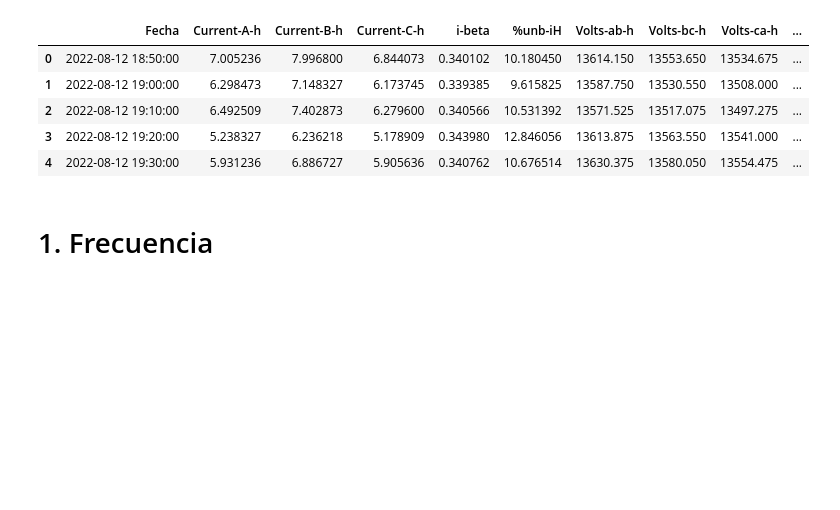
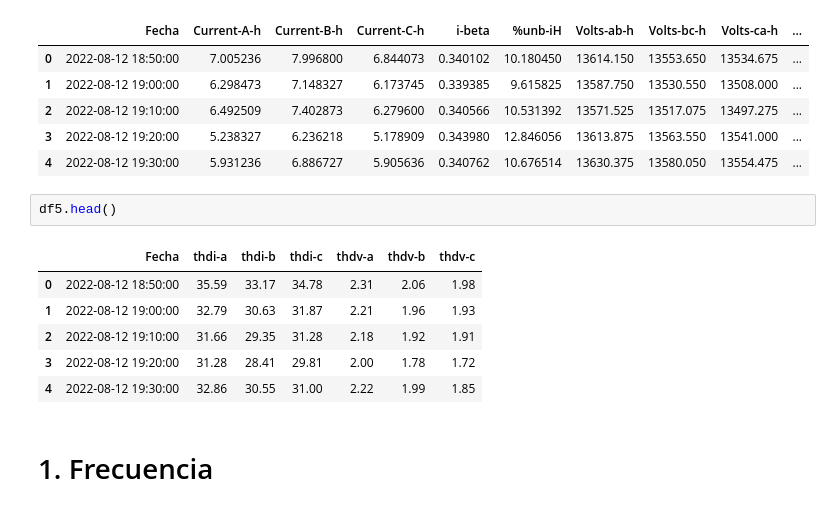
Before and after one commit to anghelcast/pqdata_samples, a Jupyter notebook: PQDATA_Top/PQDATA_TOP.ipynb, the cells around one changed output. Drawn from its saved outputs; the diff is of its cells as text; blank space fills up the shorter version.

```diff
--- a/PQDATA_Top/PQDATA_TOP.ipynb
+++ b/PQDATA_Top/PQDATA_TOP.ipynb
@@ -61,6 +62,15 @@ df4.head()
 | 2 | 2022-08-12 19:10:00 | 6.492509 | 7.402873 | 6.279600 | 0.340566 | 10.531392 | 13571.525 | 13517.075 | 13497.275 | ... |
 | 3 | 2022-08-12 19:20:00 | 5.238327 | 6.236218 | 5.178909 | 0.343980 | 12.846056 | 13613.875 | 13563.550 | 13541.000 | ... |
 | 4 | 2022-08-12 19:30:00 | 5.931236 | 6.886727 | 5.905636 | 0.340762 | 10.676514 | 13630.375 | 13580.050 | 13554.475 | ... |
+# %%
+df5.head()
+# %% [output]
+|  | Fecha | thdi-a | thdi-b | thdi-c | thdv-a | thdv-b | thdv-c |
+| 0 | 2022-08-12 18:50:00 | 35.59 | 33.17 | 34.78 | 2.31 | 2.06 | 1.98 |
+| 1 | 2022-08-12 19:00:00 | 32.79 | 30.63 | 31.87 | 2.21 | 1.96 | 1.93 |
+| 2 | 2022-08-12 19:10:00 | 31.66 | 29.35 | 31.28 | 2.18 | 1.92 | 1.91 |
+| 3 | 2022-08-12 19:20:00 | 31.28 | 28.41 | 29.81 | 2.00 | 1.78 | 1.72 |
+| 4 | 2022-08-12 19:30:00 | 32.86 | 30.55 | 31.00 | 2.22 | 1.99 | 1.85 |
 # %% [markdown]
 # 1. Frecuencia
 # %%
```
Also changed, not shown: parts of 18 cells of this notebook.
